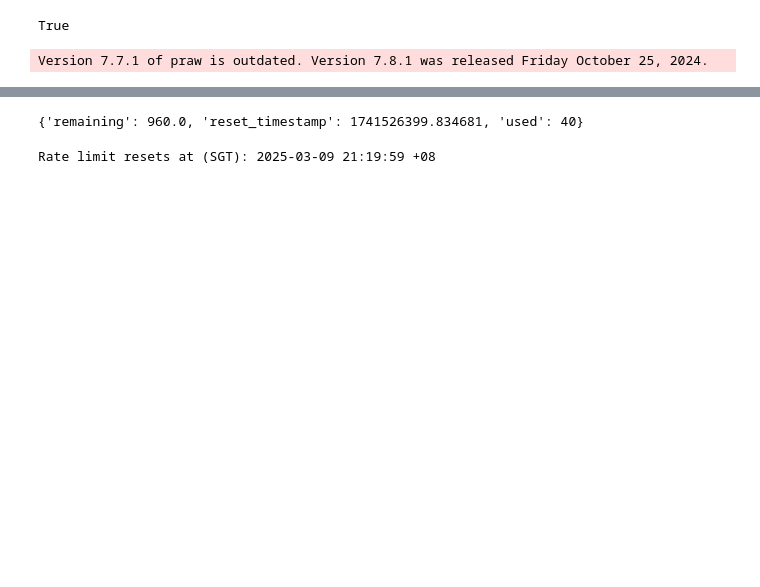
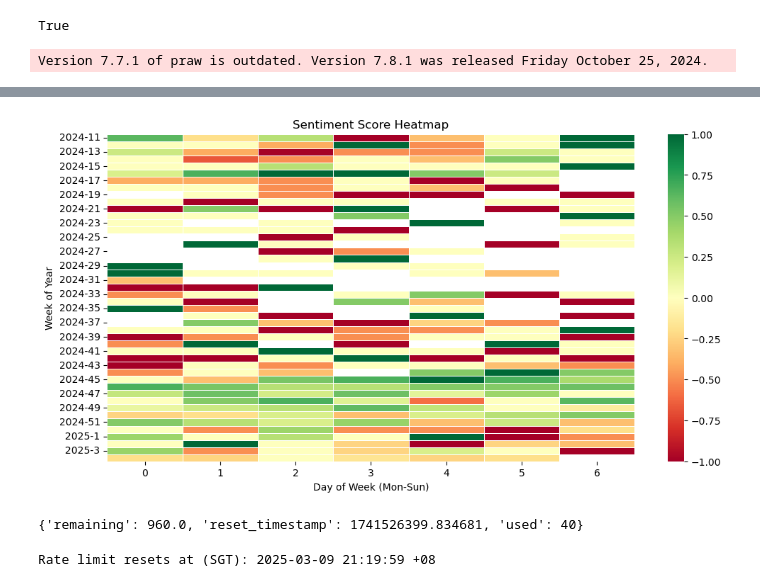
Before and after one commit to ethan-cyj/DSE4211-Group-BTC-Day-Trading, a Jupyter notebook: scripts/reddit_scrape.ipynb, the cells around one changed output, grey strips where cells are left out. Drawn from its saved outputs; the diff is of its cells as text; code cells hidden in the pictures; blank space fills up the shorter version.

```diff
--- a/scripts/reddit_scrape.ipynb
+++ b/scripts/reddit_scrape.ipynb
@@ -125,0 +354,23 @@ df
+# %%
+def get_sentiment(post_title, post_body, comments):
+    prompt = f"""
+
+    {slang_definitions}
+
+    Given the title and body of a post and a list of comments in response, analyze the overall sentiment of the comments to determine if the general outlook on Bitcoin or BTC is positive, negative, or neutral.
+
+    Post Title: "{post_title}"
+    Post Body: "{post_body}"
+    Comments:
+    {comments}
+
+    Provide a single-word label: positive, negative, or neutral in lowercase.
+    Only return the label without additional text.
+
+    """
+
+    response = ollama.chat(model=model_name, messages=[{"role": "user", "content": prompt}])
+
+    return Sentiment.from_response(response["message"]["content"])
+# %%
+df_filtered["overall_sentiment"] = df_filtered.apply(lambda row: get_sentiment(row["title"], row["body"], row["top_comments"]), axis=1)
@@ -125,0 +382,2 @@ df
+# %%
+df_filtered["overall_sentiment"] = df_filtered["overall_sentiment"].apply(lambda x: x.sentiment if isinstance(x, Sentiment) else x)
@@ -125,0 +400,19 @@ df
+# %%
+sentiment_mapping = {"positive": 1, "negative": -1, "neutral": 0}
+df_filtered["sentiment_score"] = df_filtered["overall_sentiment"].map(sentiment_mapping)
+
+iso_calendar = df_filtered['date_created'].dt.isocalendar()
+df_filtered['year'] = iso_calendar.year  # Use ISO year instead of dt.year
+df_filtered['week'] = iso_calendar.week
+df_filtered['day'] = df_filtered['date_created'].dt.dayofweek
+
+heatmap_data_2 = df_filtered.groupby(["year", "week", "day"])["sentiment_score"].mean().unstack()
+# %%
+plt.figure(figsize=(12, 6))
+ax = sns.heatmap(heatmap_data_2, cmap="RdYlGn", linewidths=0.5, linecolor="white", center=0, vmin=-1, vmax=1)
+ax.set_xlabel("Day of Week (Mon-Sun)")
+ax.set_ylabel("Week of Year")
+ax.set_title("Sentiment Score Heatmap")
+plt.show()
+# %% [output]
+[figure, added]
```
Also changed, not shown: parts of 35 cells of this notebook, 2 other files.
